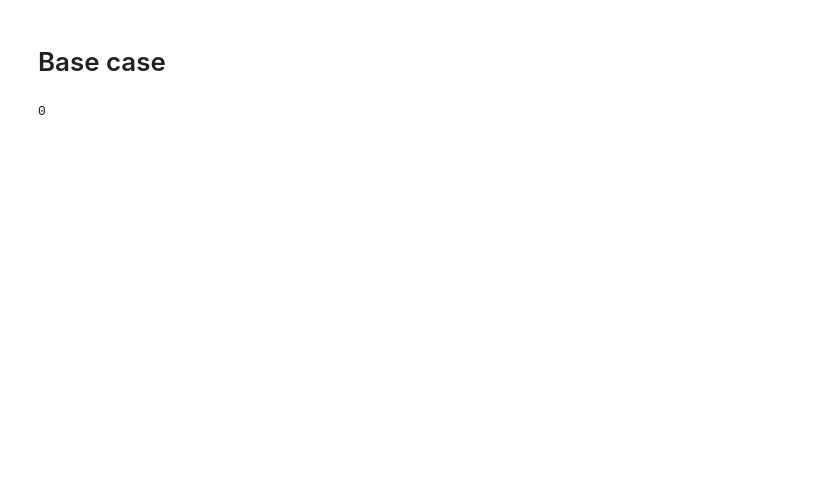
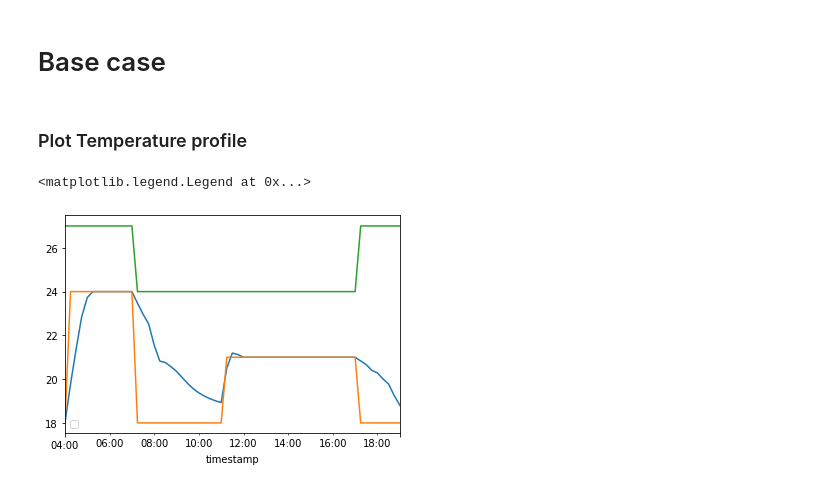
Before and after one commit to husseinelehwany/Direct_load_ctrl, a Jupyter notebook: RL/base_case.ipynb, the cells around one changed output. Saved outputs shown, nothing was run; the diff lists cells and outputs as text; code cells hidden in the pictures; blank space fills up the shorter version.

```diff
--- a/RL/base_case.ipynb
+++ b/RL/base_case.ipynb
@@ -155,9 +160,12 @@ api.functional.clear_callbacks()
 api.runtime.callback_begin_system_timestep_before_predictor(state,my_callback_function)
 # run EPlus
 epwFile = 'ON_OTTAWA-INTL-ONT_716280_19.epw'
-idfFile = 'baseline.idf'
+idfFile = 'calibrated.idf'
+prefix = "basecase" #"basecase"  "offset1"
 # -x short form to run expandobjects for HVACtemplates. see EnergyPlusEssentials.pdf p16
-cmd_args = ['-w',epwFile, '-d', 'out_base','-x',idfFile]
+cmd_args = ['-w',epwFile, '-d', 'out_{}'.format(prefix),'-x',idfFile]
 api.runtime.run_energyplus(state,cmd_args)
+
+df = pd.DataFrame([cost_winter, cost_summer]).transpose()
+df.columns = ["cost_winter","cost_summer"]
+df.to_csv('{}_data.csv'.format(prefix), index=False)
-# %% [output]
-0
@@ -167,0 +172,15 @@ df.to_csv('base_case_data.csv', index=False)
+# %% [markdown]
+### Plot Temperature profile
+# %%
+time_range = pd.date_range(start='2019-01-01 00:15:00', end='2020-1-1 00:00:00', freq='15T')
+df= pd.read_csv('out_offset3/eplusout.csv')#[:-1]  # remove last time step 31/12 24:00
+df["timestamp"] = time_range
+df.set_index('timestamp', inplace=True)
+df_filter = df.filter(regex="OFFICE:Zone Thermostat|OFFICE:Zone Mean Air Temperature")
+df_filter.plot()
+month = 1; day = 2
+plt.xlim([dt.datetime(2019, month, day,4,0,0), dt.datetime(2019, month, day,19,0,0)])
+plt.legend([])
+# %% [output]
+<matplotlib.legend.Legend at 0x...>
+[figure, added]
```
Also changed, not shown: parts of 7 cells of this notebook, 3 other files.
